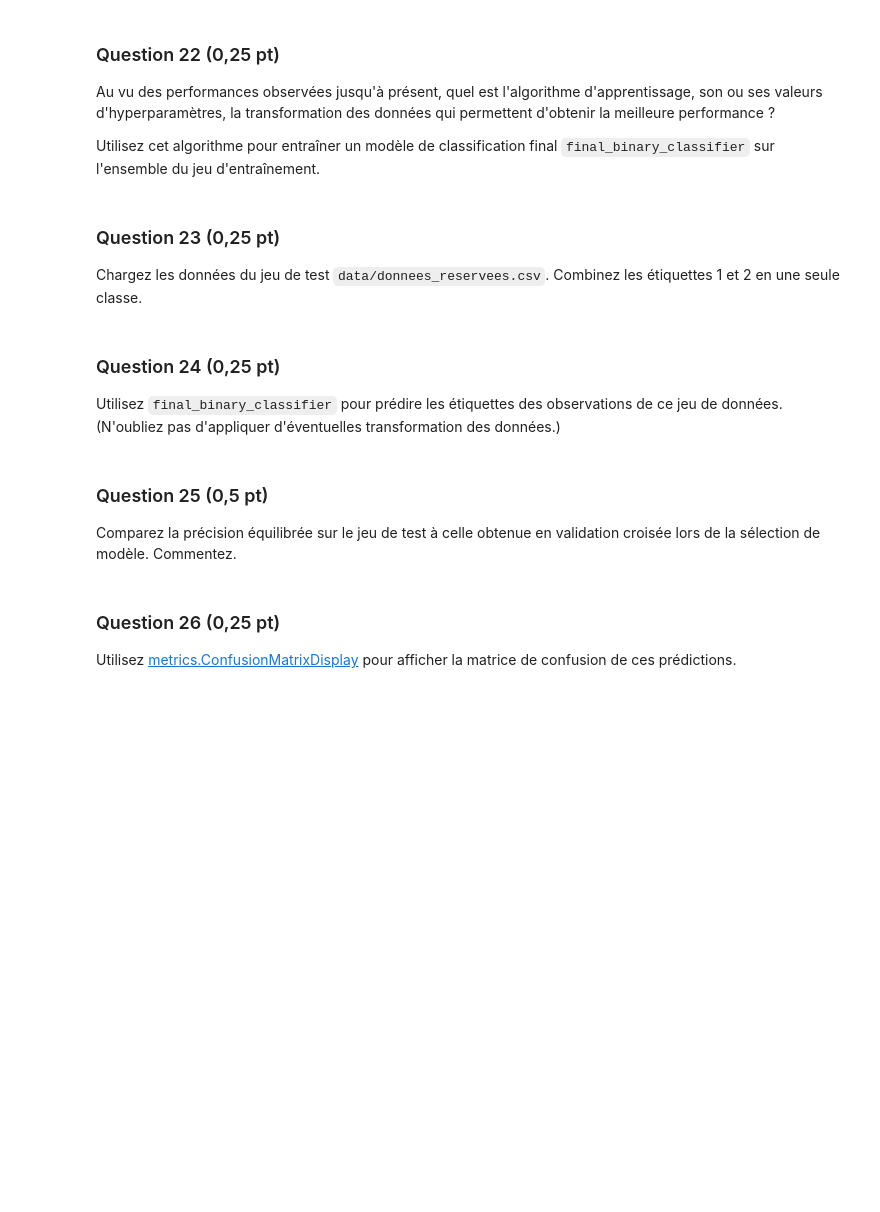
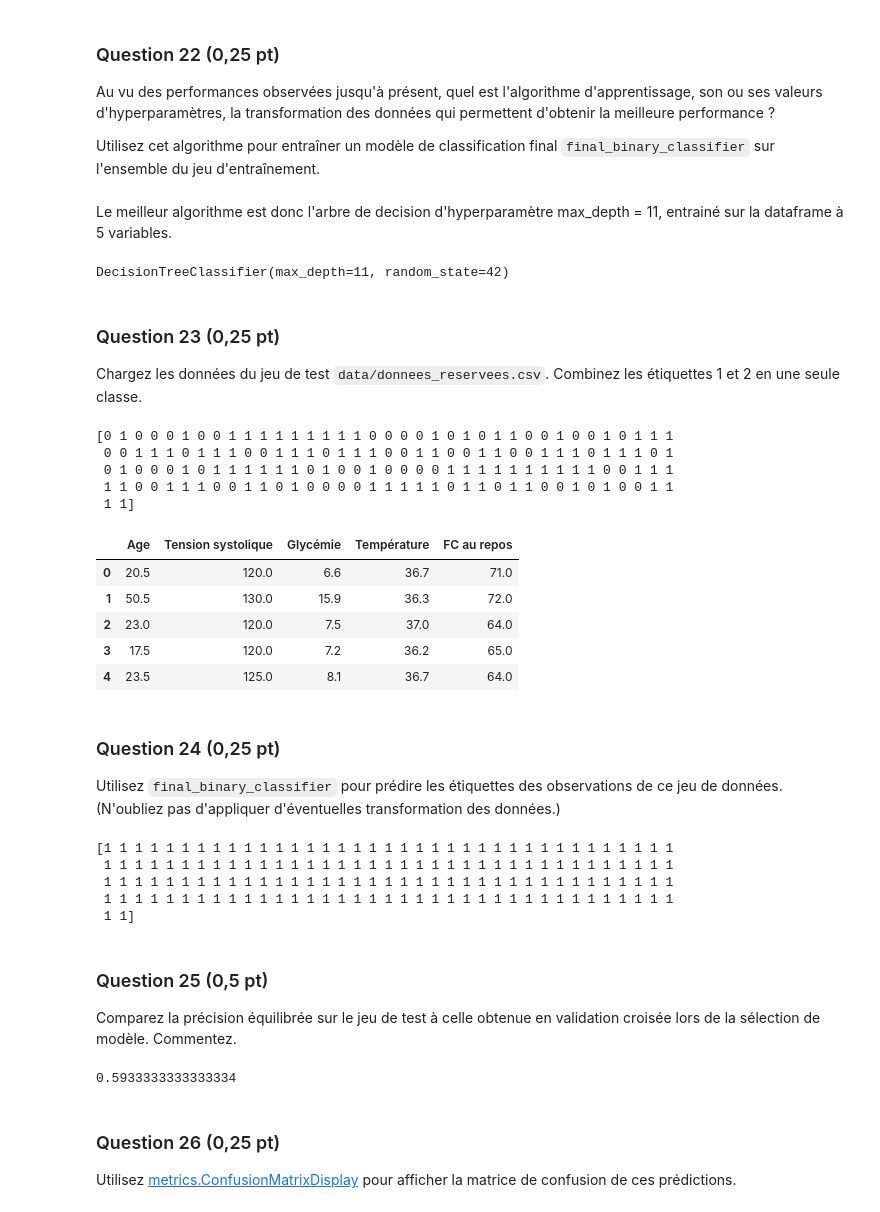
Before and after one commit to Simonolek/Projet_Soso_Simsim, a Jupyter notebook: Projet.ipynb, the cells around one changed output. Saved outputs shown, nothing was run; the diff lists cells and outputs as text; code cells hidden in the pictures; blank space fills up the shorter version.

```diff
--- a/Projet.ipynb
+++ b/Projet.ipynb
@@ -453,17 +604,59 @@ La réduction de dimension a-t-elle été utile ? Commentez.
 Au vu des performances observées jusqu'à présent, quel est l'algorithme d'apprentissage, son ou ses valeurs d'hyperparamètres, la transformation des données qui permettent d'obtenir la meilleure performance ?
 
 Utilisez cet algorithme pour entraîner un modèle de classification final `final_binary_classifier` sur l'ensemble du jeu d'entraînement.
+# %% [markdown]
+Le meilleur algorithme est donc l'arbre de decision d'hyperparamètre max_depth = 11, entrainé sur la dataframe à 5 variables.
+# %%
+final_binary_classifier = tree.DecisionTreeClassifier(random_state=42, max_depth = 11)
+final_binary_classifier.fit(X_train_drop_scaled, y_train_risk_vs_norisk)
+# %% [output]
+DecisionTreeClassifier(max_depth=11, random_state=42)
 # %% [markdown]
 ### Question 23 (0,25 pt)
 
 Chargez les données du jeu de test `data/donnees_reservees.csv`. Combinez les étiquettes 1 et 2 en une seule classe.
+# %%
+df_test= pd.read_csv("data/donnees_reservees.csv")
+df_test['Risque'] = np.where(df_test['Risque']==2, 1, df_test['Risque'])
+y_test = np.array(df_test["Risque"])
+print(y_test)
+# %% [output]
+[0 1 0 0 0 1 0 0 1 1 1 1 1 1 1 1 1 0 0 0 0 1 0 1 0 1 1 0 0 1 0 0 1 0 1 1 1
+ 0 0 1 1 1 0 1 1 1 0 0 1 1 1 0 1 1 1 0 0 1 1 0 0 1 1 0 0 1 1 1 0 1 1 1 0 1
+ 0 1 0 0 0 1 0 1 1 1 1 1 1 0 1 0 0 1 0 0 0 0 1 1 1 1 1 1 1 1 1 1 0 0 1 1 1
+ 1 1 0 0 1 1 1 0 0 1 1 0 1 0 0 0 0 1 1 1 1 1 0 1 1 0 1 1 0 0 1 0 1 0 0 1 1
+ 1 1]
+# %%
+
+df_test = df_test.drop(columns = ["Tension diastolique", "Risque"])
+df_test.head()
+# %% [output]
+|  | Age | Tension systolique | Glycémie | Température | FC au repos |
+| 0 | 20.5 | 120.0 | 6.6 | 36.7 | 71.0 |
+| 1 | 50.5 | 130.0 | 15.9 | 36.3 | 72.0 |
+| 2 | 23.0 | 120.0 | 7.5 | 37.0 | 64.0 |
+| 3 | 17.5 | 120.0 | 7.2 | 36.2 | 65.0 |
+| 4 | 23.5 | 125.0 | 8.1 | 36.7 | 64.0 |
 # %% [markdown]
 ### Question 24 (0,25 pt)
 
 Utilisez `final_binary_classifier` pour prédire les étiquettes des observations de ce jeu de données. (N'oubliez pas d'appliquer d'éventuelles transformation des données.)
+# %%
+y_predict = final_binary_classifier.predict(np.array(df_test))
+print(y_predict)
+# %% [output]
+[1 1 1 1 1 1 1 1 1 1 1 1 1 1 1 1 1 1 1 1 1 1 1 1 1 1 1 1 1 1 1 1 1 1 1 1 1
+ 1 1 1 1 1 1 1 1 1 1 1 1 1 1 1 1 1 1 1 1 1 1 1 1 1 1 1 1 1 1 1 1 1 1 1 1 1
+ 1 1 1 1 1 1 1 1 1 1 1 1 1 1 1 1 1 1 1 1 1 1 1 1 1 1 1 1 1 1 1 1 1 1 1 1 1
+ 1 1 1 1 1 1 1 1 1 1 1 1 1 1 1 1 1 1 1 1 1 1 1 1 1 1 1 1 1 1 1 1 1 1 1 1 1
+ 1 1]
 # %% [markdown]
 ### Question 25 (0,5 pt)
 Comparez la précision équilibrée sur le jeu de test à celle obtenue en validation croisée lors de la sélection de modèle. Commentez.
+# %%
+balanced_accuracy_score(y_predict, y_test)
+# %% [output]
+0.5933333333333334
 # %% [markdown]
 ### Question 26 (0,25 pt)
 Utilisez [metrics.ConfusionMatrixDisplay](https://scikit-learn.org/stable/modules/generated/sklearn.metrics.ConfusionMatrixDisplay.html) pour afficher la matrice de confusion de ces prédictions.
```
Also changed, not shown: parts of 24 cells of this notebook.
